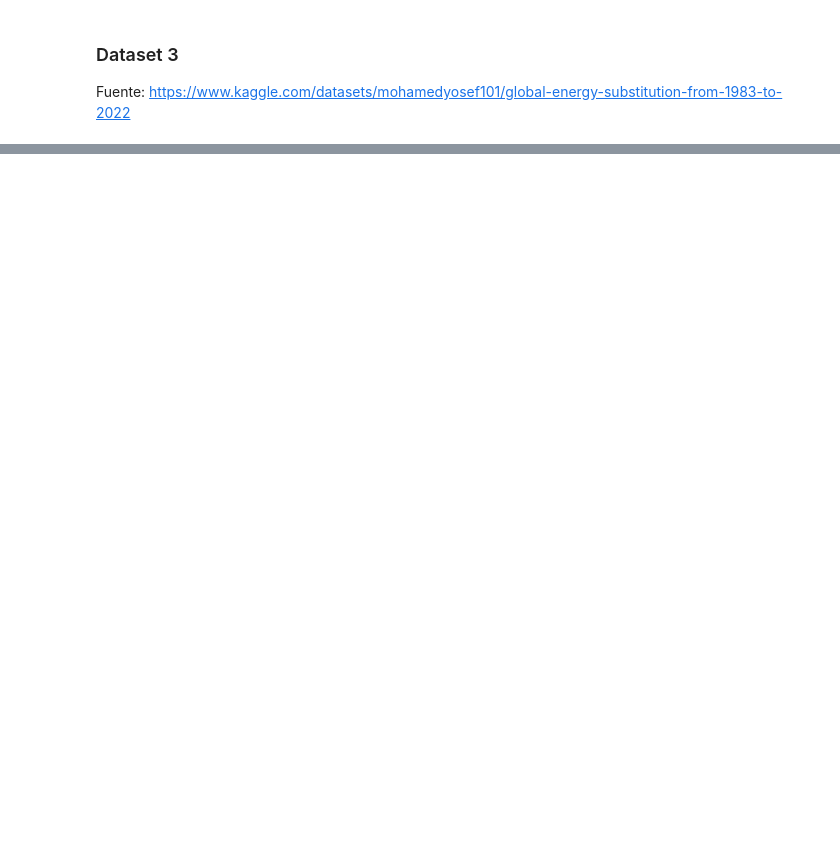
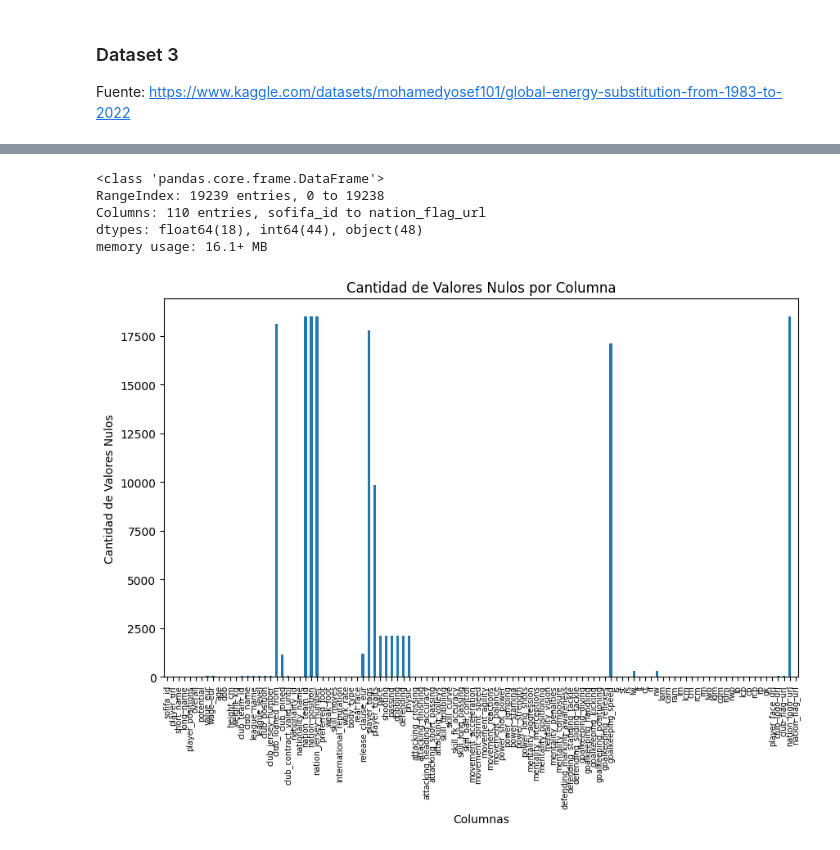
Before and after one commit to JavierBurgos-web/PROYECTO_ANALITICA_2da_entrega, a Jupyter notebook: 2da_entrega.ipynb, the cells around one changed output, grey strips where cells are left out. Cells and saved outputs as stored; diff of their text form; code cells hidden in the pictures; blank space fills up the shorter version.

```diff
--- a/2da_entrega.ipynb
+++ b/2da_entrega.ipynb
@@ -92,0 +66,26 @@ df_4.head(5)
+# %%
+#Información general de las variables
+df_1.info()
+# %% [output]
+<class 'pandas.core.frame.DataFrame'>
+RangeIndex: 19239 entries, 0 to 19238
+Columns: 110 entries, sofifa_id to nation_flag_url
+dtypes: float64(18), int64(44), object(48)
+memory usage: 16.1+ MB
+# %%
+# Nulos
+null_counts = df_1.isnull().sum()
+
+# Crea la gráfica de barras
+plt.figure(figsize=(10, 6))
+ax = null_counts.plot(kind='bar')
+ax.set_title('Cantidad de Valores Nulos por Columna')
+ax.set_xlabel('Columnas')
+ax.set_ylabel('Cantidad de Valores Nulos')
+
+# Ajusta el tamaño de las fuentes en el eje x
+ax.tick_params(axis='x', labelsize=7)  # Puedes ajustar el valor de labelsize según tus preferencias
+
+plt.show()
+# %% [output]
+[figure, added]
```
Also changed, not shown: parts of 27 cells of this notebook.
